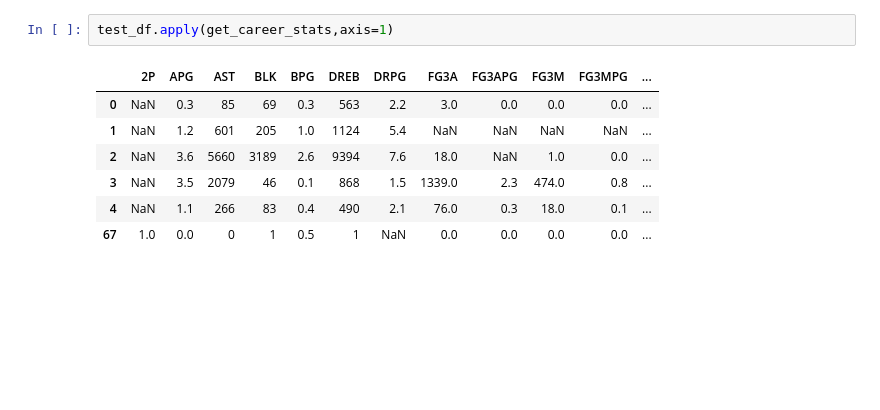
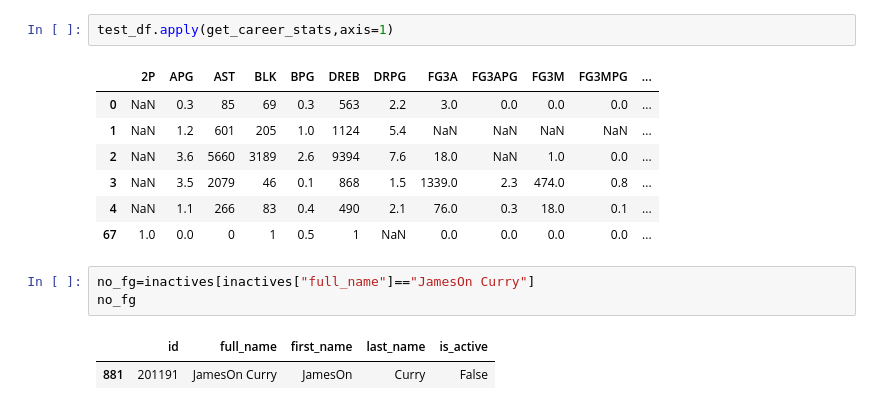
Before and after one commit to bharthun7/nba-hof-predictor, a Jupyter notebook: inactive-scraper-tester.ipynb, the cells around one changed output. Saved outputs shown, nothing was run; the diff lists cells and outputs as text; blank space fills up the shorter version.

```diff
--- a/inactive-scraper-tester.ipynb
+++ b/inactive-scraper-tester.ipynb
@@ -318,3 +319,9 @@ test_df.apply(get_career_stats,axis=1)
 | 3 | NaN | 3.5 | 2079 | 46 | 0.1 | 868 | 1.5 | 1339.0 | 2.3 | 474.0 | 0.8 | ... |
 | 4 | NaN | 1.1 | 266 | 83 | 0.4 | 490 | 2.1 | 76.0 | 0.3 | 18.0 | 0.1 | ... |
 | 67 | 1.0 | 0.0 | 0 | 1 | 0.5 | 1 | NaN | 0.0 | 0.0 | 0.0 | 0.0 | ... |
+# %%
+no_fg=inactives[inactives["full_name"]=="JamesOn Curry"]
+no_fg
+# %% [output]
+|  | id | full_name | first_name | last_name | is_active |
+| 881 | 201191 | JamesOn Curry | JamesOn | Curry | False |
```
Also changed, not shown: parts of 5 cells of this notebook.
